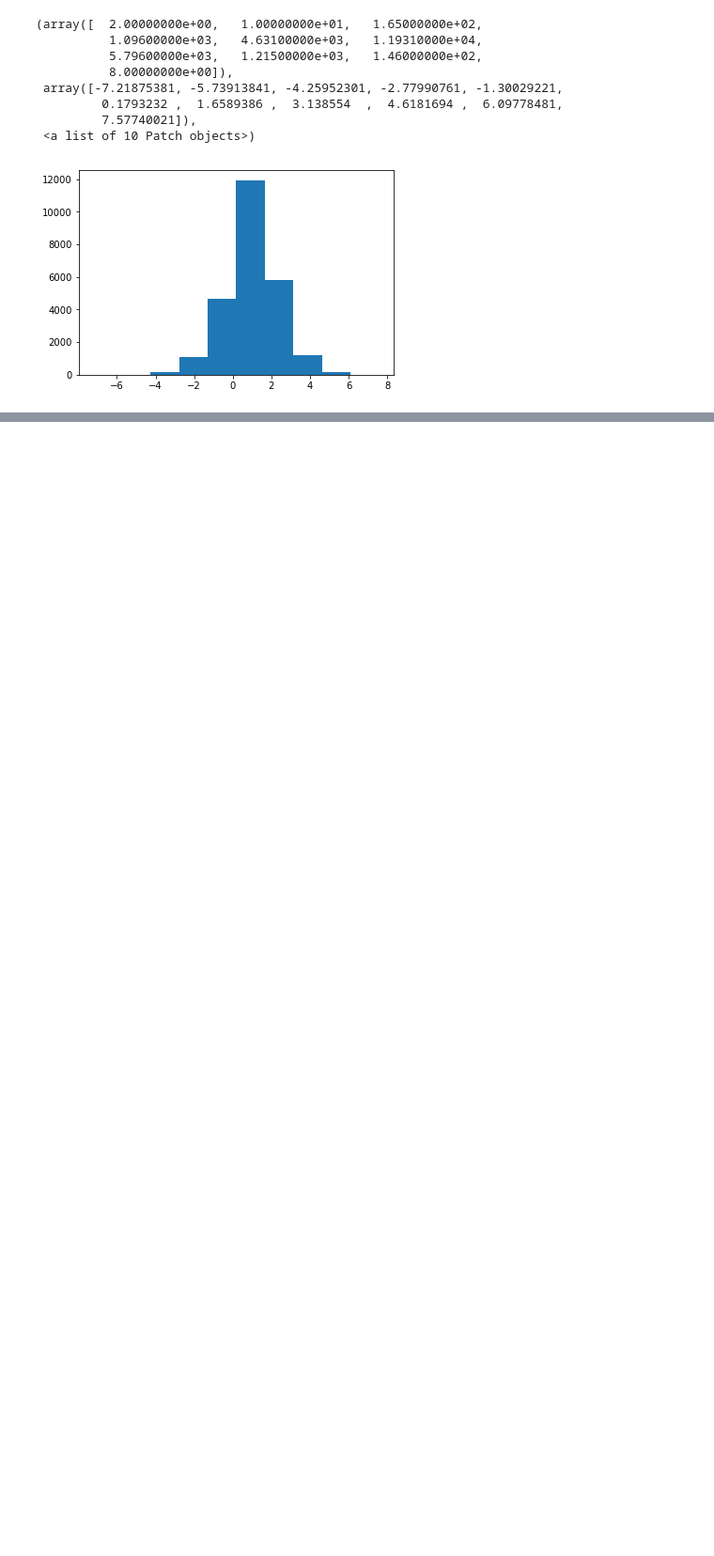
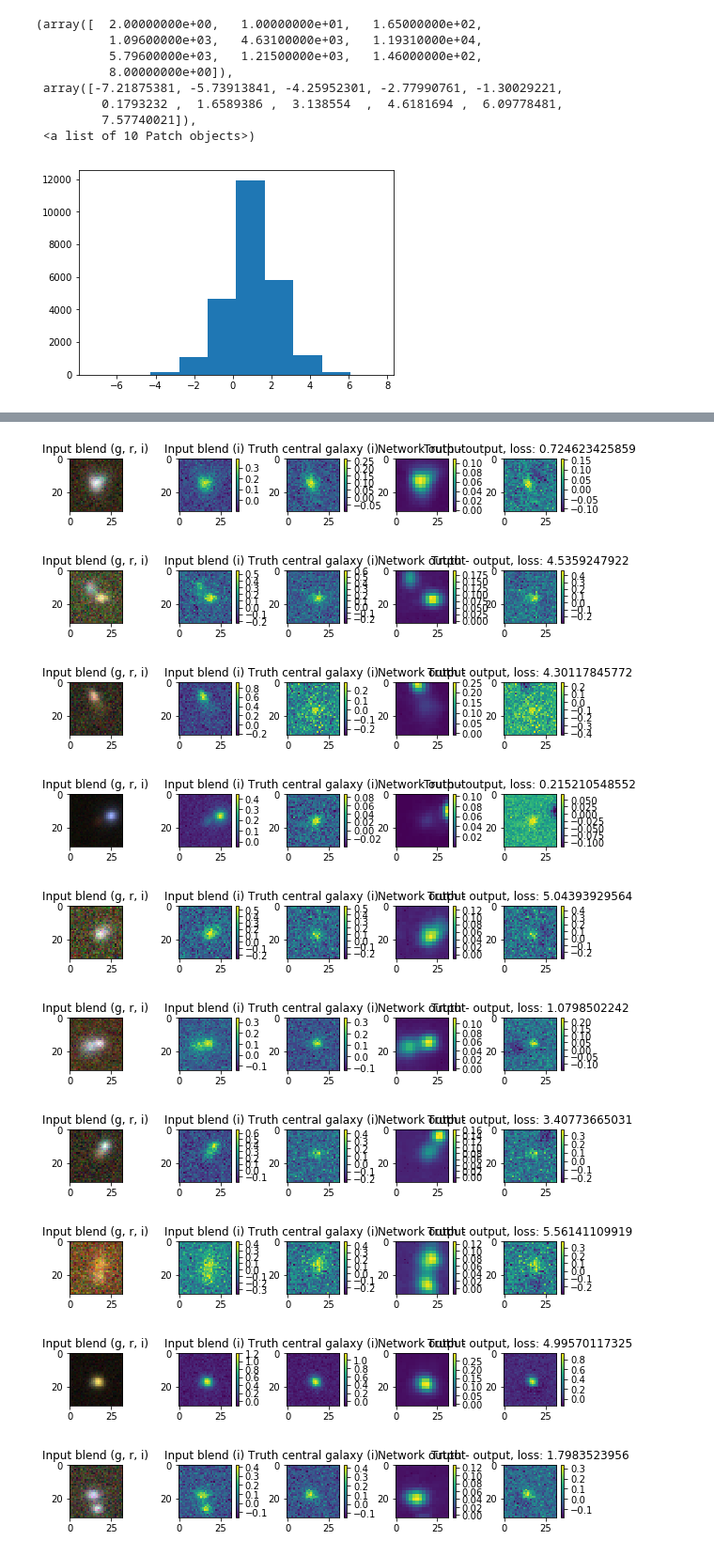
Before and after one commit to sowmyakth/NN_blend, a Jupyter notebook: notebooks/multilayer_cnn.ipynb, the cells around one changed output, grey strips where cells are left out. Shown at 94% size. Saved outputs shown, nothing was run; the diff lists cells and outputs as text; code cells hidden in the pictures; blank space fills up the shorter version.

```diff
--- a/notebooks/multilayer_cnn.ipynb
+++ b/notebooks/multilayer_cnn.ipynb
@@ -359,0 +259,5 @@ blen
+# %%
+feed_dict = {model.X: X_val,
+             model.y: Y_val,
+             model.is_training: False}
+pred = model.y_out.eval(session=model.sess, feed_dict=feed_dict)
@@ -359,0 +279,49 @@ blen
+# %%
+def plot_preds(pred, X_val, Y_val, val_loss):
+    for num in range(0, 30):
+        plt.figure(figsize=[10, 6])
+        plt.subplot(5, 5, 1)
+        color_im = get_rgb(X_val[num, :, :, :])
+        plt.imshow(color_im, norm=LogNorm(vmin=0,
+                                          vmax=np.max(color_im) - 3 * np.std(color_im)))
+        plt.title('Input blend (g, r, i)')
+        plt.subplot(5, 5, 2)
+        plt.imshow(X_val[num, :, :, 0])
+        plt.colorbar()
+        plt.title('Input blend (i)')
+        plt.subplot(5, 5, 3)
+        plt.imshow(Y_val[num, :, :, 0])
+        plt.title('Truth central galaxy (i)')
+        plt.colorbar()
+        plt.subplot(5, 5, 4)
+        plt.imshow(pred[num, :, :, 0])
+        plt.colorbar()
+        plt.title('Network output')
+        plt.subplot(5, 5, 5)
+        plt.imshow(Y_val[num, :, :, 0] - pred[num, :, :, 0])
+        plt.colorbar()
+        plt.title('Truth - output, loss: {}'.format(val_loss[num]))
+        plt.show()
+# %%
+
+from matplotlib.colors import LogNorm
+def get_rgb(im):
+    min_val = [np.min(im[:,:,i]) for i in range(3)]
+    new_im = [im[:,:,i] + np.abs(min_val[i]) for i in range(3)]
+    norm = np.max(new_im)
+    new_im = [new_im[i].T/norm * 255 for i in range(3)]
+    new_im = np.array(new_im, dtype='u1')
+    return new_im.T
+
+plot_preds(pred, X_val, Y_val, ind_loss)
+# %% [output]
+[figure, added]
+[figure, added]
+[figure, added]
+[figure, added]
+[figure, added]
+[figure, added]
+[figure, added]
+[figure, added]
+[figure, added]
+[figure, added]
```
Also changed, not shown: parts of 33 cells of this notebook, 4 other files.
